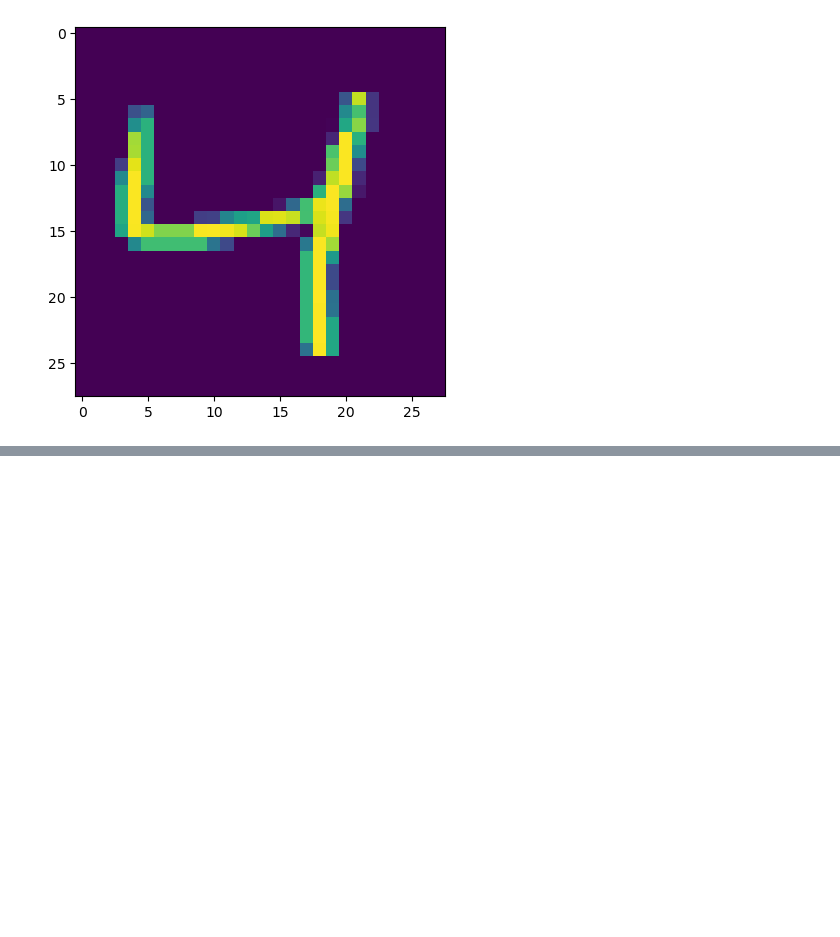
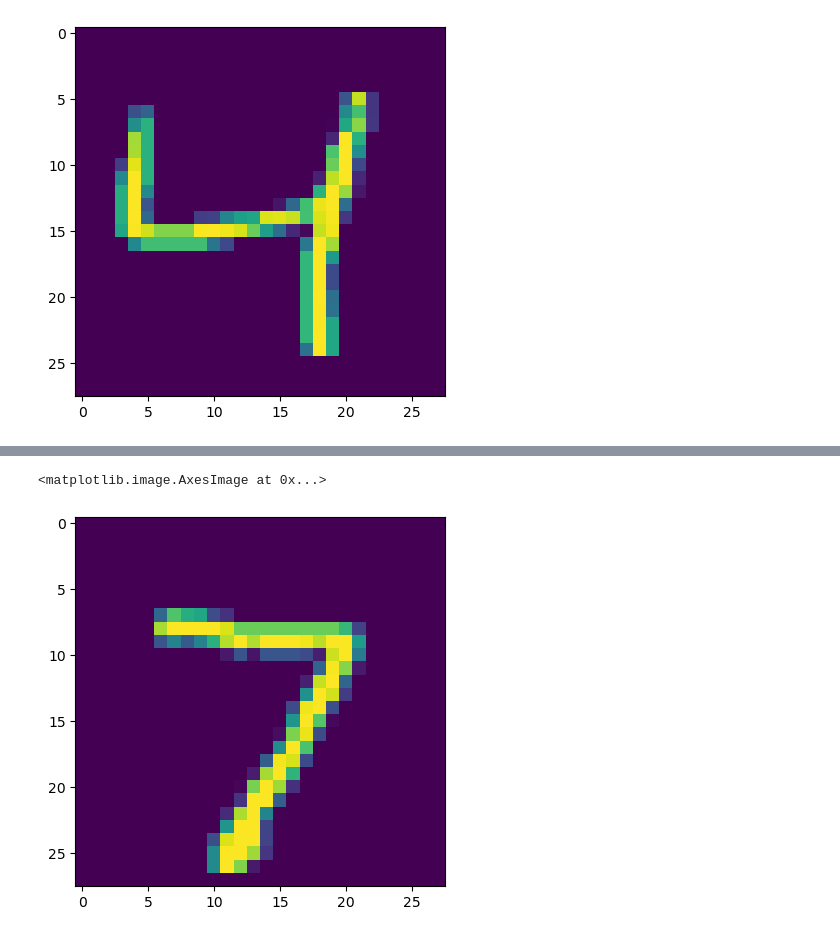
Before and after one commit to sanjogbhalla16/DL-CampusX, a Jupyter notebook: Day6-MNIST-Multi-Class-Classification-CampusX.ipynb, the cells around one changed output, grey strips where cells are left out. Cells and saved outputs as stored; diff of their text form; code cells hidden in the pictures; blank space fills up the shorter version.

```diff
--- a/Day6-MNIST-Multi-Class-Classification-CampusX.ipynb
+++ b/Day6-MNIST-Multi-Class-Classification-CampusX.ipynb
@@ -48,0 +164,5 @@ plt.imshow(X_train[2])
+# %%
+plt.imshow(X_test[0])
+# %% [output]
+<matplotlib.image.AxesImage at 0x...>
+[figure, added]
```
Also changed, not shown: parts of 16 cells of this notebook.
